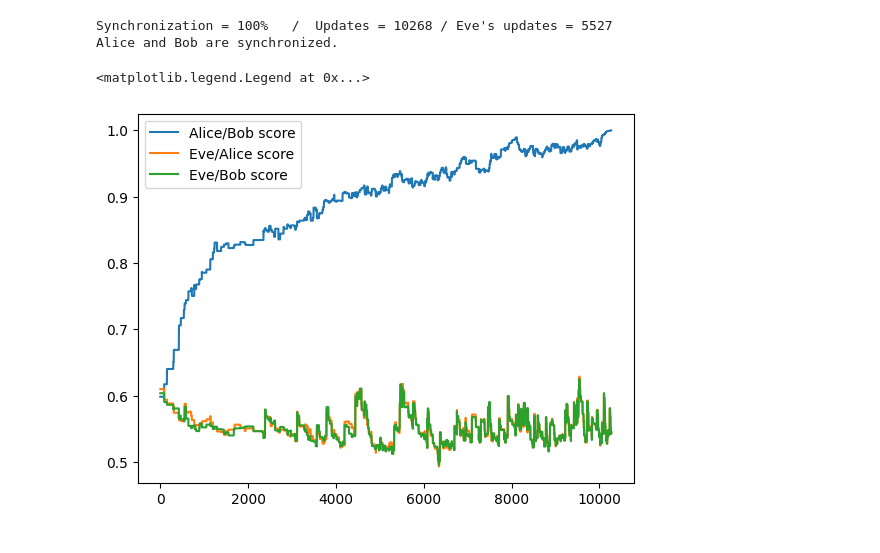
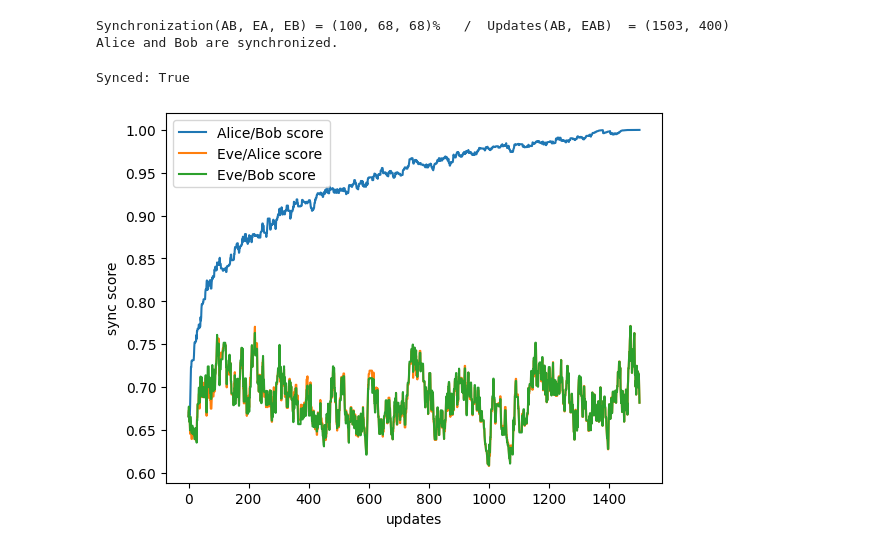
Before and after one commit to xsalonx/parity-machines-MKwAD, a Jupyter notebook: tree_parity_machines/tree.ipynb, the cells around one changed output. Cells and saved outputs as stored; diff of their text form; code cells hidden in the pictures.

```diff
--- a/tree_parity_machines/tree.ipynb
+++ b/tree_parity_machines/tree.ipynb
@@ -101,22 +117,15 @@ def test_sync(k, n, l, update_rule='hebbian', echo=False, max_time=float('inf'))
 # %%
 update_rules = ['hebbian', 'anti_hebbian', 'random_walk']
 
-res = test_sync(k=50, n=30, l=2, update_rule='anti_hebbian', echo=True, max_time=5)
+res = test_sync(k=100, n=300, l=1000, update_rules=update_rules, echo=True, max_time=55)
 # %% [output]
-Synchronization = 100%   /  Updates = 10268 / Eve's updates = 5527
+Synchronization(AB, EA, EB) = (100, 68, 68)%   /  Updates(AB, EAB)  = (1503, 400)
 Alice and Bob are synchronized.
-# %%
-scores = res['scores']
-eve_scores= res['eve_scores']
-r = range(res['updates'])
-
-mpl.plot(scores)
-mpl.plot(eve_scores[:, 0])
-mpl.plot(eve_scores[:, 1])
-plt.legend(['Alice/Bob score', 'Eve/Alice score', 'Eve/Bob score'])
-# %% [output]
-<matplotlib.legend.Legend at 0x...>
-[figure, removed]
+# %%
+plot_res(res)
+# %% [output]
+Synced: True
+[figure, added]
 # %%
 res
 # %% [output]
```
Also changed, not shown: parts of 2 cells of this notebook.
